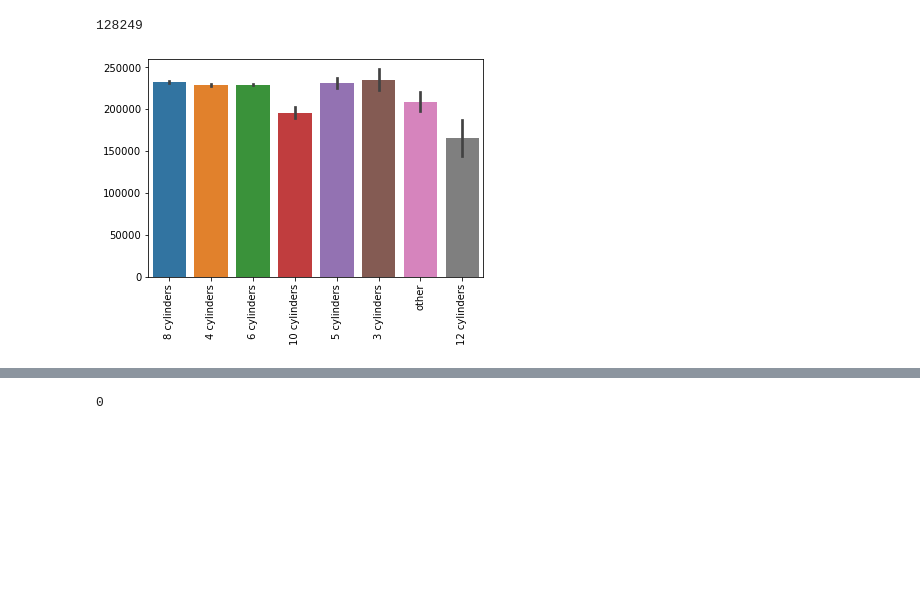
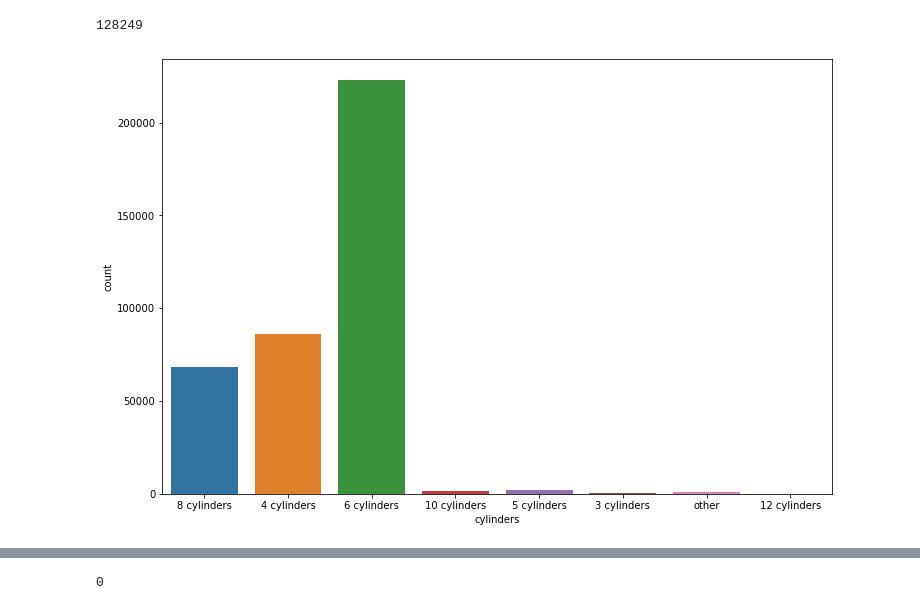
Before and after one commit to vkhanderao/Used-Cars-Price-Prediction, a Jupyter notebook: Code/Code (2).ipynb, the cells around one changed output, grey strips where cells are left out. Saved outputs shown, nothing was run; the diff lists cells and outputs as text; code cells hidden in the pictures; blank space fills up the shorter version.

```diff
--- a/Code/Code (2).ipynb
+++ b/Code/Code (2).ipynb
@@ -189,11 +204,12 @@ df.loc[((df['odometer'] > odo_mean_good) &
 df.cylinders.isna().sum()
 # %% [output]
 128249
-# %%
-sns.barplot(y=df['cylinders'].index, x=df['cylinders'].values)
-plt.show()
-# %% [output]
-[figure, removed]
+# %%
+plt.figure(figsize = (12,8))
+sns.countplot(x = df['cylinders'])
+plt.show()
+# %% [output]
+[figure, added]
 # %%
 df['cylinders'].value_counts()
 # %% [output]
```
Also changed, not shown: parts of 5 cells of this notebook.
